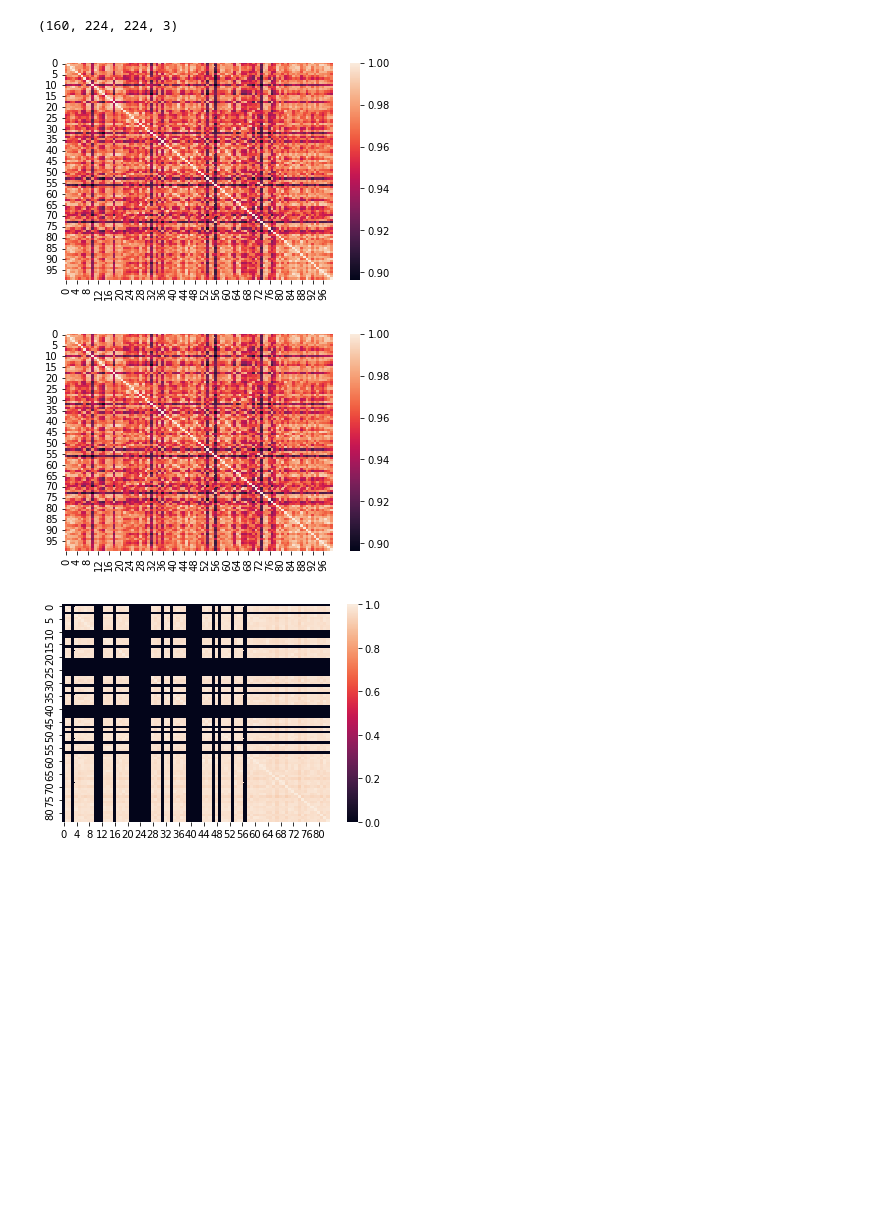
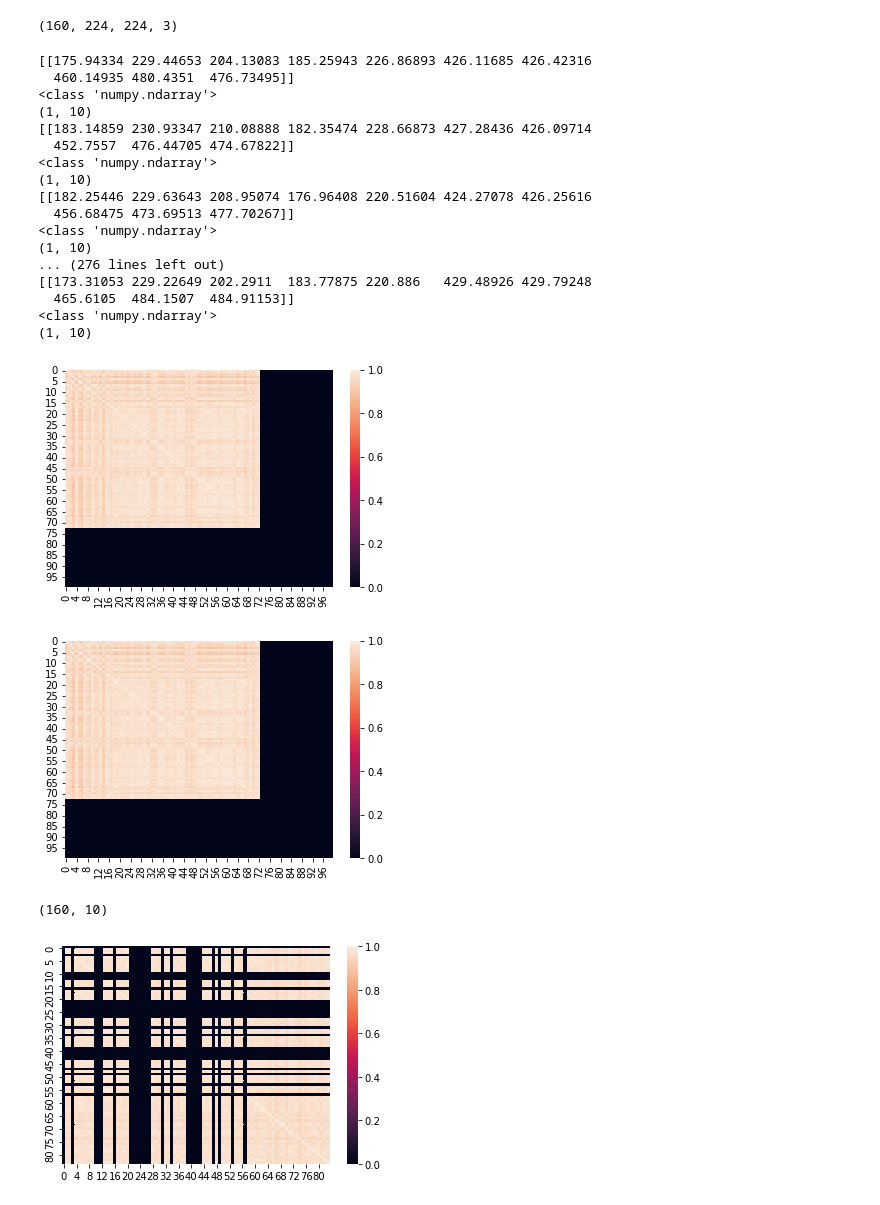
Before and after one commit to Truyen724/Zalo_liveness_Detection, a Jupyter notebook: test.ipynb, the cells around one changed output. Drawn from its saved outputs; the diff is of its cells as text; code cells hidden in the pictures; blank space fills up the shorter version.

Commit message:
them facia point

```diff
--- a/test.ipynb
+++ b/test.ipynb
@@ -32,7 +32,7 @@ print(data_csv["fname"])
 len_of_lst = 160
 shape_lst_image = (len_of_lst, 224, 224,3)
 shape_image = (224, 224,3)
-
+shape_facial = (len_of_lst,10)
 range = shape_image[0] *shape_image[1]*shape_image[2]
 print(shape_lst_image)
 # %% [output]
@@ -41,9 +41,14 @@ print(shape_lst_image)
 def mask_detect(image):
     (h,w) = image.shape[:2]
     boxes, facial5points = detector.detect_faces(image)
+    # print(facial5points)
+    # print(type(facial5points))
+    # print(facial5points.shape)
     face = np.zeros(shape =shape_image)
+    point_facial =np.zeros(shape =(10))
     is_face = False
     if(len(boxes)!=0):
+        point_facial = facial5points[0]
         is_face = True
         for box in boxes:
             (startX,startY,endX,endY)=box[:4].astype('int')
@@ -55,7 +60,7 @@ def mask_detect(image):
             face = c
             color = (255,0,0)
             cv2.rectangle(image,(startX,startY),(endX,endY),color,2)
-    return image, face, is_face
+    return image, face,point_facial, is_face
 # %%
 
 def get_sim_matrix(lst_img):
@@ -80,14 +85,18 @@ def PlayCamera(id):
 
     list_face = np.zeros(shape = shape_lst_image, dtype=np.uint8)
     list_face_not_null = np.zeros(shape = shape_lst_image, dtype=np.uint8)
+    list_face_point = np.zeros(shape = shape_facial, dtype=np.uint8)
+    list_face_point_not_null = np.zeros(shape = shape_facial, dtype=np.uint8)
     while True:
         ret, frame = video_capture.read()
         frame = cv2.resize(frame,(width,height))
-        img, face, is_face = mask_detect(frame)
+        img, face, point_facial,is_face = mask_detect(frame)
         if(len_of_lst>num_of_face):
             list_face[num_of_face] = face
+            list_face_point[num_of_face] = point_facial
             if(is_face):
                 list_face_not_null[num_of_face_not_null] = face
+                list_face_point_not_null[num_of_face_not_null]
                 num_of_face_not_null +=1
             num_of_face +=1
         cv2.imshow("img",frame)
@@ -98,7 +107,7 @@ def PlayCamera(id):
 
     video_capture.release()
     cv2.destroyAllWindows()
-    return list_face, list_face_not_null
+    return list_face, list_face_not_null,list_face_point,list_face_point_not_null
 # %%
 name_dataset = "../train/videos/"
 # %%
@@ -116,18 +125,39 @@ def get_embeded(data_csv):
     data_csv["embed_notnull"] = lst_out_notnull
     return data_csv,lst_out
 # %%
-id = "../train/videos/74.mp4"
-list_face, list_face_not_null = PlayCamera(id)
+id = "../train/videos/71.mp4"
+list_face, list_face_not_null, list_face_point,list_face_point_not_null = PlayCamera(id)
 cv2.destroyAllWindows()
 out = get_sim_matrix(list_face)
 out_not_null = get_sim_matrix(list_face_not_null)
 lst = [out,out_not_null]
 for m in lst:
     hm = sn.heatmap(data = m[:100,:100])
     plt.show()
 # %% [output]
+[[175.94334 229.44653 204.13083 185.25943 226.86893 426.11685 426.42316
+  460.14935 480.4351  476.73495]]
+<class 'numpy.ndarray'>
+(1, 10)
+[[183.14859 230.93347 210.08888 182.35474 228.66873 427.28436 426.09714
+  452.7557  476.44705 474.67822]]
+<class 'numpy.ndarray'>
+(1, 10)
+[[182.25446 229.63643 208.95074 176.96408 220.51604 424.27078 426.25616
+  456.68475 473.69513 477.70267]]
+<class 'numpy.ndarray'>
+(1, 10)
+... (276 lines left out)
+[[173.31053 229.22649 202.2911  183.77875 220.886   429.48926 429.79248
+  465.6105  484.1507  484.91153]]
+<class 'numpy.ndarray'>
+(1, 10)
-[figure, old version]
+[figure, new version]
-[figure, old version]
+[figure, new version]
+# %%
+print(list_face_point.shape)
+# %% [output]
+(160, 10)
 # %%
 for m in lst:
     hm = sn.heatmap(data = m[:84,:84])
```
